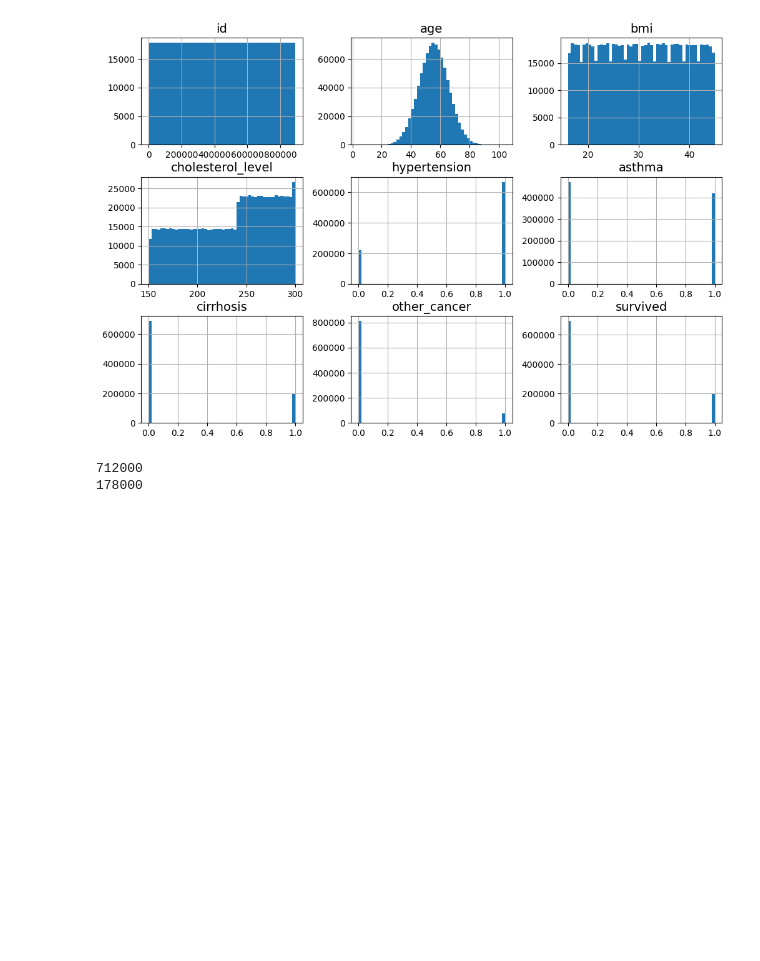
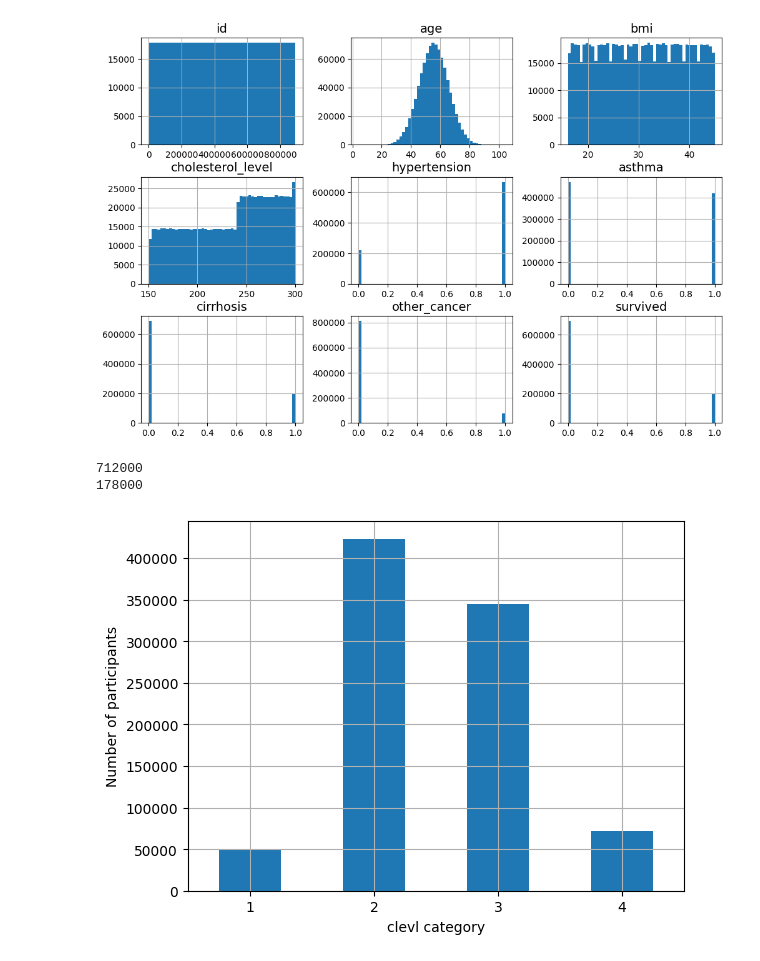
Before and after one commit to hmahaseth17/ML_LungCancer, a Jupyter notebook: Lung_Cancer_ML.ipynb, the cells around one changed output. Saved outputs shown, nothing was run; the diff lists cells and outputs as text; code cells hidden in the pictures; blank space fills up the shorter version.

Commit message:
Added the hist graph for the cholesterol level

```diff
--- a/Lung_Cancer_ML.ipynb
+++ b/Lung_Cancer_ML.ipynb
@@ -71,6 +71,18 @@ plt.show()
 # %% [output]
 712000
 178000
+# %%
+LC_data["clvl_cat"] = pd.cut(LC_data["cholesterol_level"],
+                               bins=[125.0,160.0,245.0,290.0,np.inf],
+                               labels=[1, 2,3,4])
+# %%
+LC_data["clvl_cat"].value_counts().sort_index().plot.bar(rot=0, grid=True)
+plt.xlabel("clevl category")
+plt.ylabel("Number of participants")
+#save_fig("clvl vs participants plot")  # extra code
+plt.show()
+# %% [output]
+[figure, added]
 # %%
 from sklearn.model_selection import train_test_split
 
```
Also changed, not shown: parts of 3 cells of this notebook.
